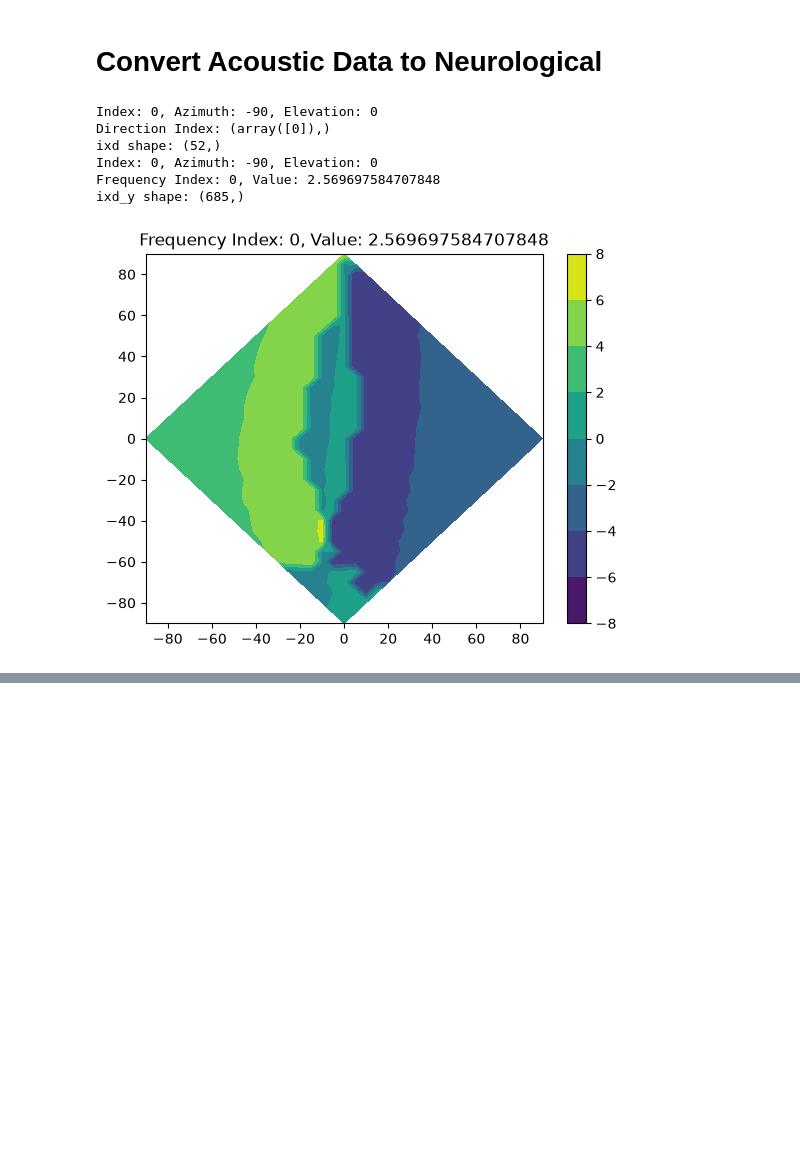
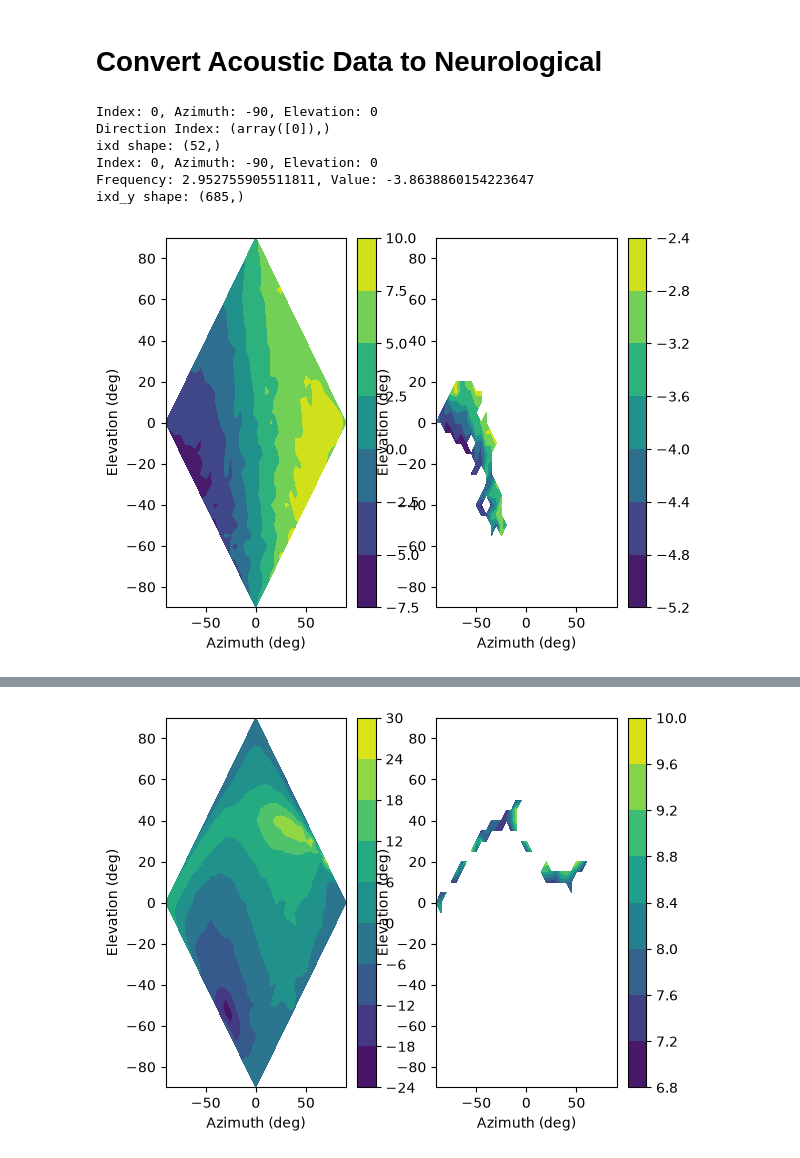
Before and after one commit to debello-lab/rANN, a Jupyter notebook: notebooks/rANN_01_HRTF_Data_Processing.ipynb, the cells around one changed output, grey strips where cells are left out. Cells and saved outputs as stored; diff of their text form; code cells hidden in the pictures; blank space fills up the shorter version.

```diff
--- a/notebooks/rANN_01_HRTF_Data_Processing.ipynb
+++ b/notebooks/rANN_01_HRTF_Data_Processing.ipynb
@@ -155,68 +155,71 @@ Index: 548, Azimuth: 35, Elevation: -20
 # %% [markdown]
 # Convert Acoustic Data to Neurological
 # %%
-IXD = IPD
-tol = 0.5  # Tolerance for finding similar values
+IXD = ILD
+tol = 1.25  # Tolerance for finding similar values
 
 for idx, (az, el) in enumerate(zip(Az, El)):
     print(f"Index: {idx}, Azimuth: {az}, Elevation: {el}")
 
 
     direction_index = np.where((Az == az) & (El == el))
     print(f"Direction Index: {direction_index}")
 
 
     # Find az, el combination in data set
     ixd = np.squeeze(IXD[direction_index])
 
     print(f"ixd shape: {ixd.shape}") # should be (52,)
 
     print(f"Index: {idx}, Azimuth: {az}, Elevation: {el}")
 
     for f_index, ixd_f in enumerate(ixd):
-        print(f"Frequency Index: {f_index}, Value: {ixd_f}") # Gives us the value at that freq index
+        print(f"Frequency: {f[f_index]}, Value: {ixd_f}") # Gives us the value at that freq index
+
+        if f_index % 10 == 0:
+            # Across all other az, el combinations at same f_index find within a tolerence values and denote their location
+            ixd_y = IXD[:,f_index] # size (685,)
+
+            print(f"ixd_y shape: {ixd_y.shape}") # should be (685,)
+
+            dir = np.linspace(-90,90,37)
+            Maz, Mel = np.meshgrid(dir,dir)
+
+            indx, indy = np.where(np.abs(Maz) + np.abs(Mel) <=90)
+
+            plt.subplot(1, 2, 1)
+
+            plt.subplot(1,2,1)
+            P = np.zeros((len(dir), len(dir)))*np.nan
+            P[indy, indx] = ixd_y
+            plt.contourf(dir, dir, P)
+            plt.colorbar()
+            plt.xlabel('Azimuth (deg)')
+            plt.ylabel('Elevation (deg)')
+            #plt.title(f"Frequency: {f[f_index]}, Value: {ixd_f}")
+
+            # Find similar values within the tolerance
+            ixd_similar_indices = np.where(np.isclose(ixd_y, ixd_f, atol=tol))[0]
+            #print(f"Similar indices for frequency index {f_index}: {ixd_similar_indices}")
+
+            plt.subplot(1,2,2)
+            P = np.full((len(dir), len(dir)), np.nan)
+            P[indy[ixd_similar_indices], indx[ixd_similar_indices]] = ixd_y[ixd_similar_indices]
+
+            plt.contourf(dir, dir, P)
+            plt.xlabel('Azimuth (deg)')
+            plt.ylabel('Elevation (deg)')
+            plt.colorbar()
+            plt.show()
 
 
-        # Across all other az, el combinations at same f_index find within a tolerence values and denote their location
-        ixd_y = IXD[:,f_index] # size (685,)
-
-        print(f"ixd_y shape: {ixd_y.shape}") # should be (685,)
-
-        dir = np.linspace(-90,90,37)
-        Maz, Mel = np.meshgrid(dir,dir)
-
-        indx, indy = np.where(np.abs(Maz) + np.abs(Mel) <=90)
-
-        P = np.zeros((len(dir), len(dir)))*np.nan
-        P[indy, indx] = ixd_y
-        plt.contourf(dir, dir, P)
-        plt.colorbar()
-        plt.title(f"Frequency Index: {f_index}, Value: {ixd_f}")
-        plt.show()
-
-        # Find similar values within the tolerance
-        ixd_similar_indices = np.where(np.isclose(ixd_y, ixd_f, atol=tol))[0]
-        print(f"Similar indices for frequency index {f_index}: {ixd_similar_indices}")
-
-
-        P = np.full((len(dir), len(dir)), np.nan)
-        P[indy[ixd_similar_indices], indx[ixd_similar_indices]] = ixd_y[ixd_similar_indices]
-
-        plt.contourf(dir, dir, P)
-        plt.xlabel('Azimuth (deg)', fontsize = 14)
-        plt.ylabel('Elevation (deg)', fontsize = 14)
-        plt.title(f"Frequency Index: {f_index}, Value: {ixd_f}")
-        plt.colorbar()
-        plt.show()
-
-        break
 
     break
 # %% [output]
 Index: 0, Azimuth: -90, Elevation: 0
 Direction Index: (array([0]),)
 ixd shape: (52,)
 Index: 0, Azimuth: -90, Elevation: 0
-Frequency Index: 0, Value: 2.569697584707848
+Frequency: 2.952755905511811, Value: -3.8638860154223647
 ixd_y shape: (685,)
-[figure, old version]
+[figure, new version]
@@ -224,0 +249 @@ Similar indices for frequency index 0: [ 0  1  2  3  4  5  6  7  8  9 10 11 12 1
+[figure, added]
```
Also changed, not shown: parts of 1 cell of this notebook.
